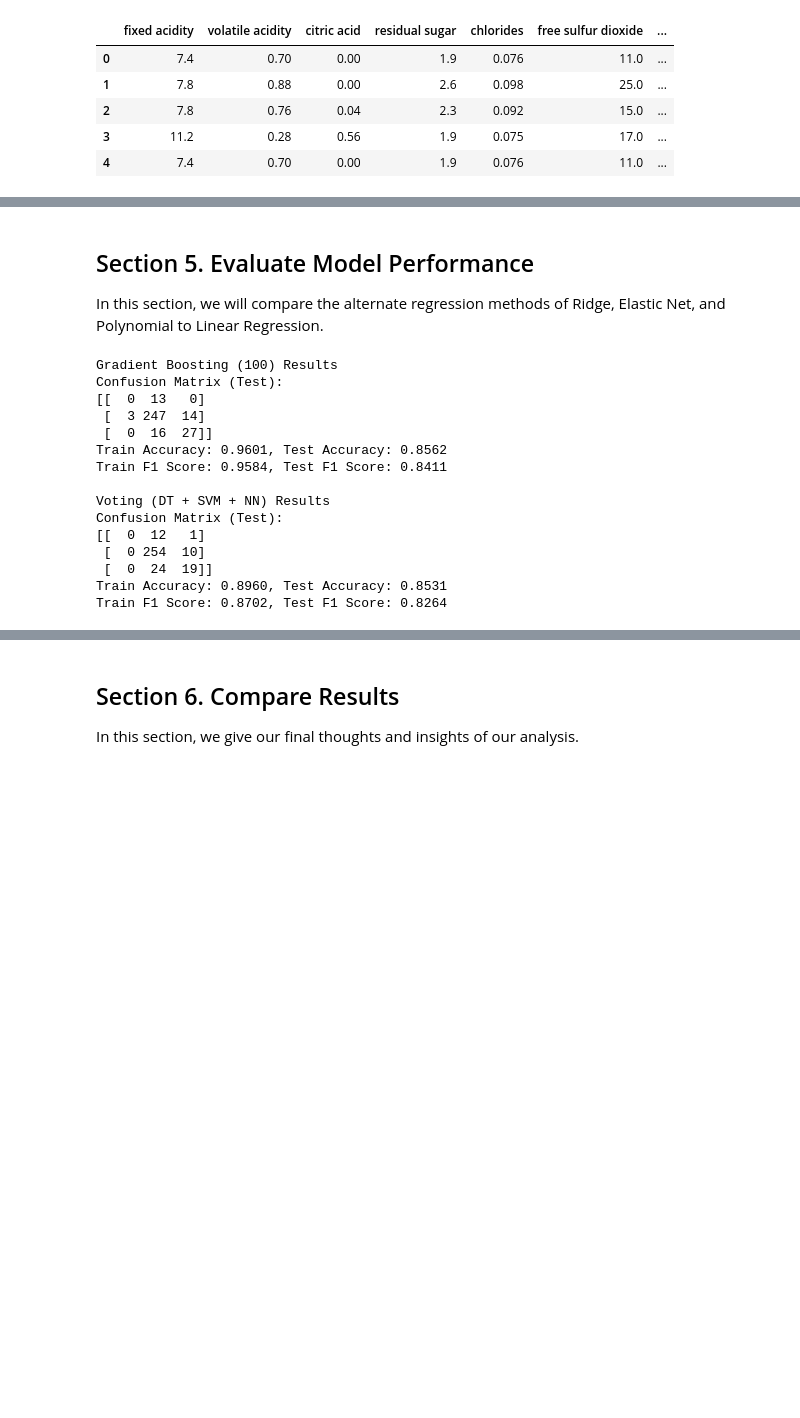
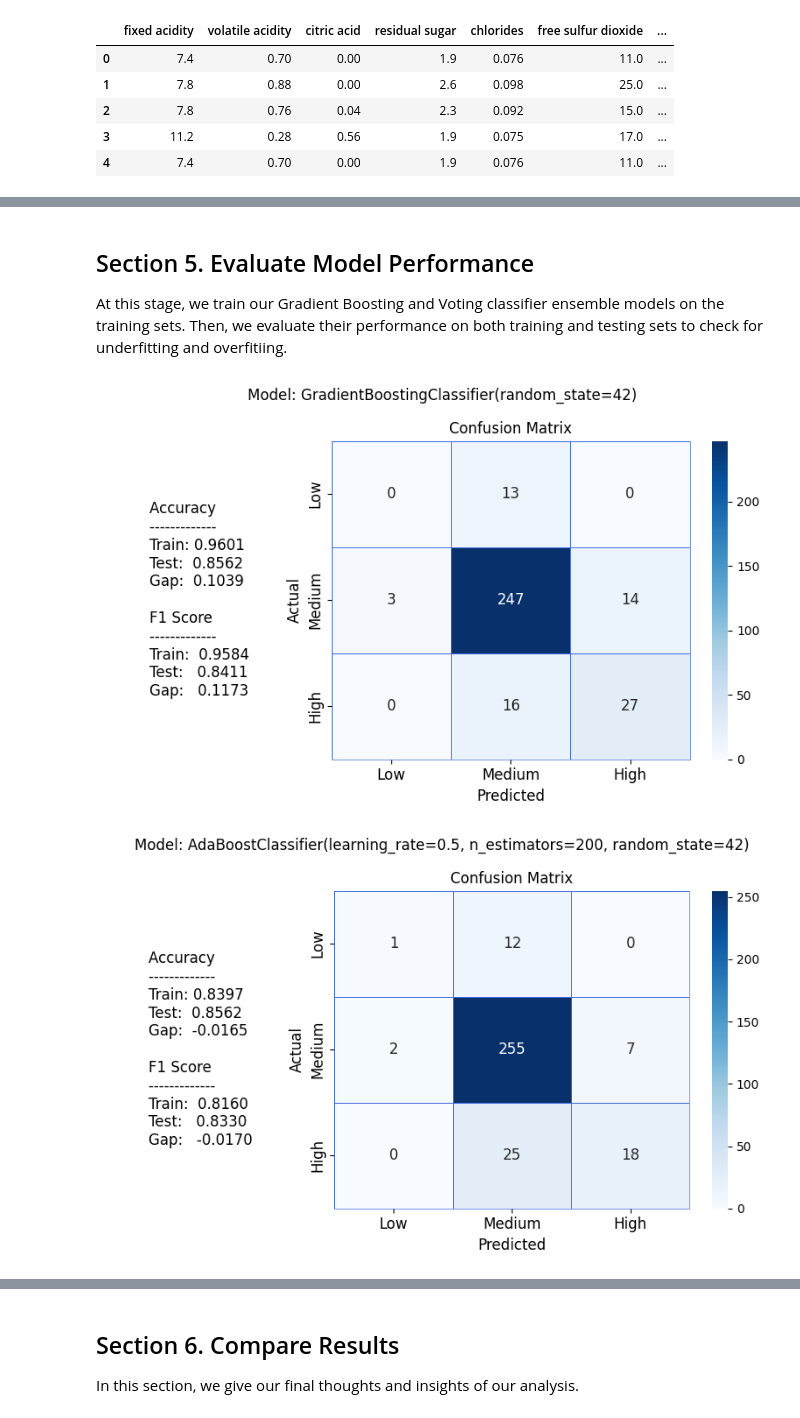
Before and after one commit to JfromNWMS/applied-ml-jordan, a Jupyter notebook: notebooks/project05/ensemble_jordan.ipynb, the cells around one changed output, grey strips where cells are left out. Saved outputs shown, nothing was run; the diff lists cells and outputs as text; code cells hidden in the pictures; blank space fills up the shorter version.

```diff
--- a/notebooks/project05/ensemble_jordan.ipynb
+++ b/notebooks/project05/ensemble_jordan.ipynb
@@ -109,7 +100,7 @@ X_train, X_test, y_train, y_test = train_test_split(
 # %% [markdown]
 ## Section 5. Evaluate Model Performance
 
-In this section, we will compare the alternate regression methods of Ridge, Elastic Net, and Polynomial to Linear Regression.
+At this stage, we train our Gradient Boosting and Voting classifier ensemble models on the training sets.  Then, we evaluate their performance on both training and testing sets to check for underfitting and overfitiing.
 # %%
 def evaluate_model(name, model, X_train, y_train, X_test, y_test, results):  # noqa: D103, N803
     model.fit(X_train, y_train)
@@ -124,64 +115,77 @@ def evaluate_model(name, model, X_train, y_train, X_test, y_test, results):  # n
     acc_gap = train_acc - test_acc
     f1_gap = train_f1 - test_f1
 
-    print(f"\n{name} Results")
-    print("Confusion Matrix (Test):")
-    print(confusion_matrix(y_test, y_test_pred))
-    print(f"Train Accuracy: {train_acc:.4f}, Test Accuracy: {test_acc:.4f}")
-    print(f"Train F1 Score: {train_f1:.4f}, Test F1 Score: {test_f1:.4f}")
-
     results.append(
         {
             "Model": name,
             "Train Accuracy": train_acc,
             "Test Accuracy": test_acc,
             "Accuracy Gap": acc_gap,
             "Train F1": train_f1,
             "Test F1": test_f1,
             "F1 Gap": f1_gap
         }
     )
+
+    fig, axes = plt.subplots(nrows=1, ncols=2, figsize=(8,5), gridspec_kw={"width_ratios": [1,3]})
+
+    results_text: str = f"""
+    Accuracy
+    {"-"*13}
+    Train: {train_acc:.4f}
+    Test:  {test_acc:.4f}
+    Gap:  {acc_gap:.4f}
+
+    F1 Score
+    {"-"*13}
+    Train:  {train_f1:.4f}
+    Test:   {test_f1:.4f}
+    Gap:   {f1_gap:.4f}
+    """
+    axes[0].text(0.05, 0.5, results_text,
+                 ha="left", va="center", fontsize=12)
+    axes[0].axis("off")
+
+    cm = confusion_matrix(y_test, y_test_pred)
+    sns.heatmap(cm, annot=True, cmap="Blues", ax=axes[1],
+                linewidths=.5, linecolor="royalblue", fmt="d",
+                annot_kws={"size": 12})
+    axes[1].patch.set_edgecolor("royalblue")
+    axes[1].patch.set_linewidth(0.5)
+    axes[1].set(xlabel="Predicted", ylabel="Actual", title="Confusion Matrix")
+    [label.set_size(12) for label in (axes[1].xaxis.label, axes[1].yaxis.label, axes[1].title)]
+    axes[1].set_xticklabels(["Low", "Medium", "High"], size=12)
+    axes[1].set_yticklabels(["Low", "Medium", "High"], size=12)
+
+    fig.suptitle(f"Model: {model}")
+    plt.tight_layout()
+    plt.show()
 
 results: list = []
 
 # 5. Gradient Boosting
 evaluate_model(
     "Gradient Boosting (100)",
     GradientBoostingClassifier(
         n_estimators=100, learning_rate=0.1, max_depth=3, random_state=42
     ),
     X_train,
     y_train,
     X_test,
     y_test,
     results,
 )
 
-# 6. Voting Classifier (DT, SVM, NN)
-voting1 = VotingClassifier(
-    estimators=[
-        ("DT", DecisionTreeClassifier()),
-        ("SVM", SVC(probability=True)),
-        ("NN", MLPClassifier(hidden_layer_sizes=(50,), max_iter=1000)),
-    ],
-    voting="soft",
+# 4. AdaBoost (200, lr=0.5)
+evaluate_model(
+    "AdaBoost (200, lr=0.5)",
+    AdaBoostClassifier(n_estimators=200, learning_rate=0.5, random_state=42),
+    X_train,
+    y_train,
+    X_test,
+    y_test,
+    results,
 )
-evaluate_model(
-    "Voting (DT + SVM + NN)", voting1, X_train, y_train, X_test, y_test, results
-)
 # %% [output]
-Gradient Boosting (100) Results
-Confusion Matrix (Test):
-[[  0  13   0]
- [  3 247  14]
- [  0  16  27]]
-Train Accuracy: 0.9601, Test Accuracy: 0.8562
-Train F1 Score: 0.9584, Test F1 Score: 0.8411
-
-Voting (DT + SVM + NN) Results
-Confusion Matrix (Test):
-[[  0  12   1]
- [  0 254  10]
- [  0  24  19]]
-Train Accuracy: 0.8960, Test Accuracy: 0.8531
-Train F1 Score: 0.8702, Test F1 Score: 0.8264
+[figure, added]
+[figure, added]
```
Also changed, not shown: parts of 16 cells of this notebook.
